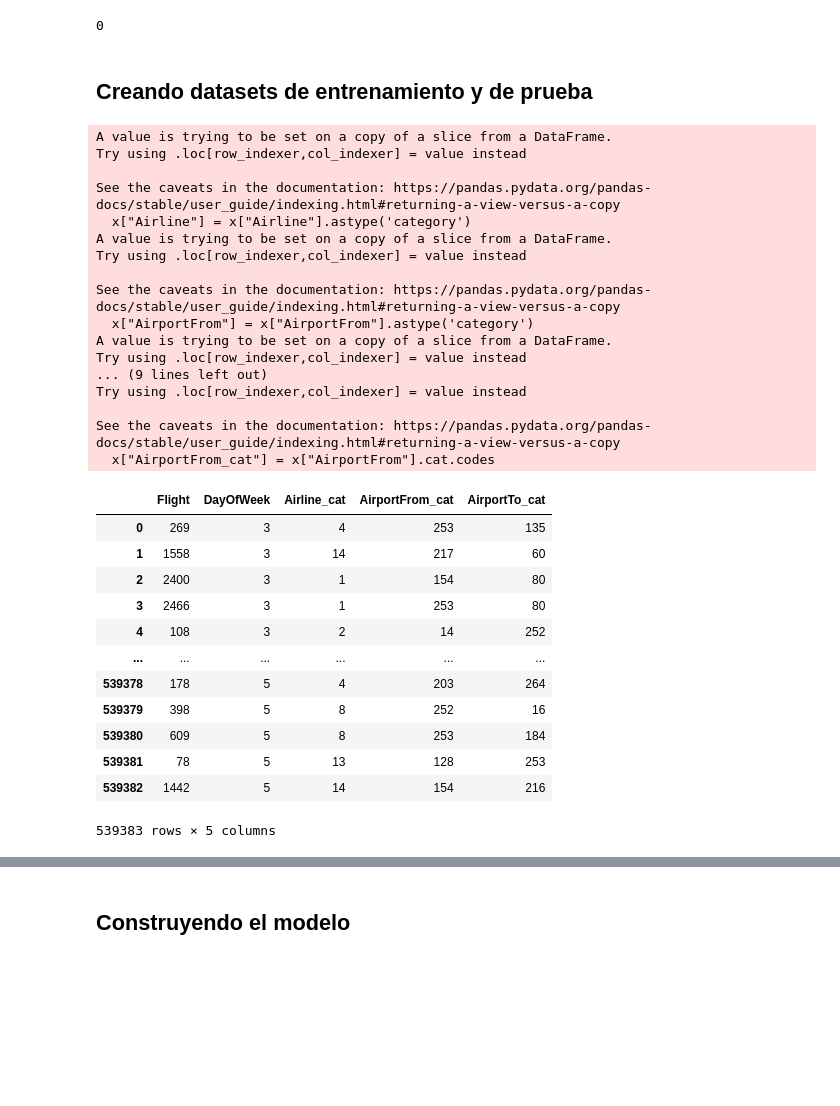
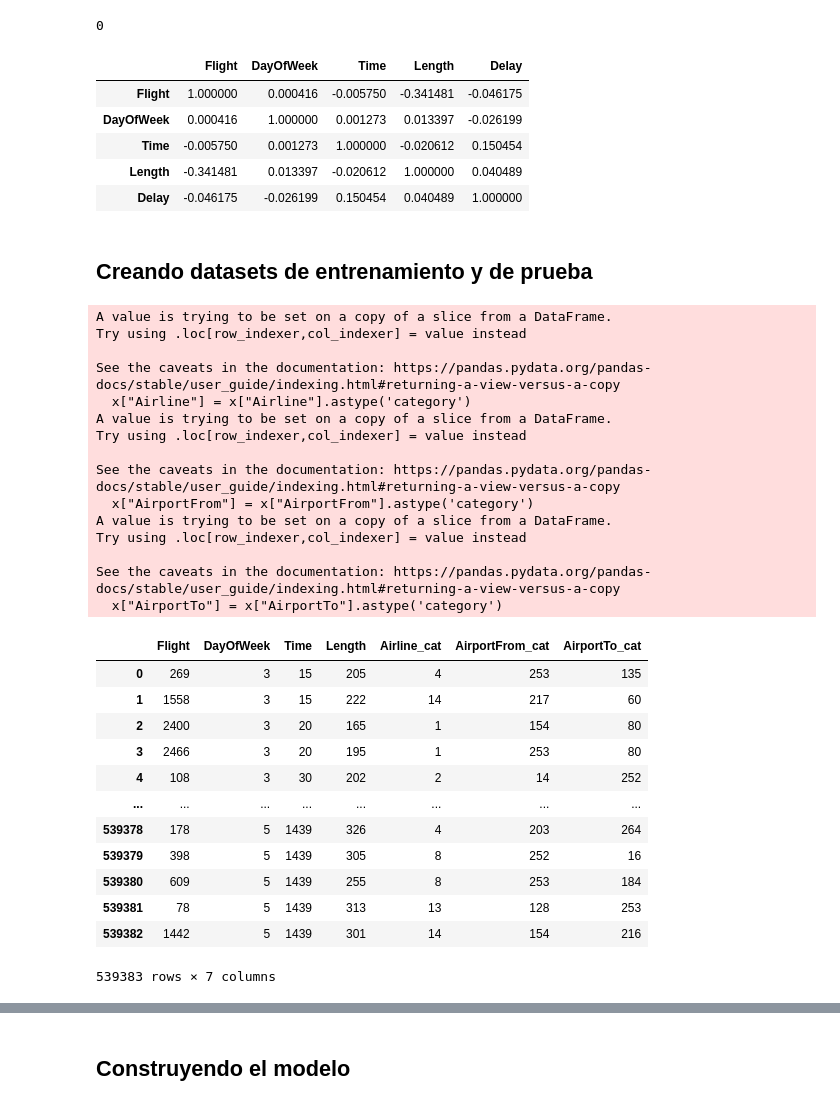
Before and after one commit to nsalazarv/msds_NN, a Jupyter notebook: MLP Classifier/mlp_aerolineas.ipynb, the cells around one changed output, grey strips where cells are left out. Drawn from its saved outputs; the diff is of its cells as text; code cells hidden in the pictures; blank space fills up the shorter version.

```diff
--- a/MLP Classifier/mlp_aerolineas.ipynb
+++ b/MLP Classifier/mlp_aerolineas.ipynb
@@ -121,5 +159,18 @@ dummy_grouped_airports
 data.isna().sum().sum()
 # %% [output]
 0
+# %%
+## Matriz de Correlación
+
+data = data.drop(columns=['id', 'delay2'])
+
+data.corr()
+# %% [output]
+|  | Flight | DayOfWeek | Time | Length | Delay |
+| Flight | 1.000000 | 0.000416 | -0.005750 | -0.341481 | -0.046175 |
+| DayOfWeek | 0.000416 | 1.000000 | 0.001273 | 0.013397 | -0.026199 |
+| Time | -0.005750 | 0.001273 | 1.000000 | -0.020612 | 0.150454 |
+| Length | -0.341481 | 0.013397 | -0.020612 | 1.000000 | 0.040489 |
+| Delay | -0.046175 | -0.026199 | 0.150454 | 0.040489 | 1.000000 |
 # %% [markdown]
 ## Creando datasets de entrenamiento y de prueba
@@ -128,47 +177,46 @@ data = data.drop(columns=['id', 'delay2'])
 # %%
-x = data[['Airline', 'Flight', 'AirportFrom', 'AirportTo', 'DayOfWeek']] #, 'Time', 'Length']]
+## Transformando variables categóricas a numéricas
+
+x = data[['Airline', 'Flight', 'AirportFrom', 'AirportTo', 'DayOfWeek', 'Time', 'Length']]
 
 x["Airline"] = x["Airline"].astype('category')
 x["AirportFrom"] = x["AirportFrom"].astype('category')
 x["AirportTo"] = x["AirportTo"].astype('category')
 
 x["Airline_cat"] = x["Airline"].cat.codes
 x["AirportFrom_cat"] = x["AirportFrom"].cat.codes
 x["AirportTo_cat"] = x["AirportTo"].cat.codes
 
 x = x.drop(columns=['Airline', 'AirportFrom', 'AirportTo'])
-
 x
 # %% [output]
 A value is trying to be set on a copy of a slice from a DataFrame.
 Try using .loc[row_indexer,col_indexer] = value instead
 
 See the caveats in the documentation: https://pandas.pydata.org/pandas-docs/stable/user_guide/indexing.html#returning-a-view-versus-a-copy
   x["Airline"] = x["Airline"].astype('category')
 A value is trying to be set on a copy of a slice from a DataFrame.
 Try using .loc[row_indexer,col_indexer] = value instead
 
 See the caveats in the documentation: https://pandas.pydata.org/pandas-docs/stable/user_guide/indexing.html#returning-a-view-versus-a-copy
   x["AirportFrom"] = x["AirportFrom"].astype('category')
 A value is trying to be set on a copy of a slice from a DataFrame.
 Try using .loc[row_indexer,col_indexer] = value instead
-... (9 lines left out)
-Try using .loc[row_indexer,col_indexer] = value instead
 
 See the caveats in the documentation: https://pandas.pydata.org/pandas-docs/stable/user_guide/indexing.html#returning-a-view-versus-a-copy
-  x["AirportFrom_cat"] = x["AirportFrom"].cat.codes
+  x["AirportTo"] = x["AirportTo"].astype('category')
-|  | Flight | DayOfWeek | Airline_cat | AirportFrom_cat | AirportTo_cat |
-| 0 | 269 | 3 | 4 | 253 | 135 |
-| 1 | 1558 | 3 | 14 | 217 | 60 |
-| 2 | 2400 | 3 | 1 | 154 | 80 |
-| 3 | 2466 | 3 | 1 | 253 | 80 |
-| 4 | 108 | 3 | 2 | 14 | 252 |
-| ... | ... | ... | ... | ... | ... |
-| 539378 | 178 | 5 | 4 | 203 | 264 |
-| 539379 | 398 | 5 | 8 | 252 | 16 |
-| 539380 | 609 | 5 | 8 | 253 | 184 |
-| 539381 | 78 | 5 | 13 | 128 | 253 |
-| 539382 | 1442 | 5 | 14 | 154 | 216 |
+|  | Flight | DayOfWeek | Time | Length | Airline_cat | AirportFrom_cat | AirportTo_cat |
+| 0 | 269 | 3 | 15 | 205 | 4 | 253 | 135 |
+| 1 | 1558 | 3 | 15 | 222 | 14 | 217 | 60 |
+| 2 | 2400 | 3 | 20 | 165 | 1 | 154 | 80 |
+| 3 | 2466 | 3 | 20 | 195 | 1 | 253 | 80 |
+| 4 | 108 | 3 | 30 | 202 | 2 | 14 | 252 |
+| ... | ... | ... | ... | ... | ... | ... | ... |
+| 539378 | 178 | 5 | 1439 | 326 | 4 | 203 | 264 |
+| 539379 | 398 | 5 | 1439 | 305 | 8 | 252 | 16 |
+| 539380 | 609 | 5 | 1439 | 255 | 8 | 253 | 184 |
+| 539381 | 78 | 5 | 1439 | 313 | 13 | 128 | 253 |
+| 539382 | 1442 | 5 | 1439 | 301 | 14 | 154 | 216 |
-539383 rows × 5 columns
+539383 rows × 7 columns
 # %%
 y = data['Delay']
```
Also changed, not shown: parts of 28 cells of this notebook.
